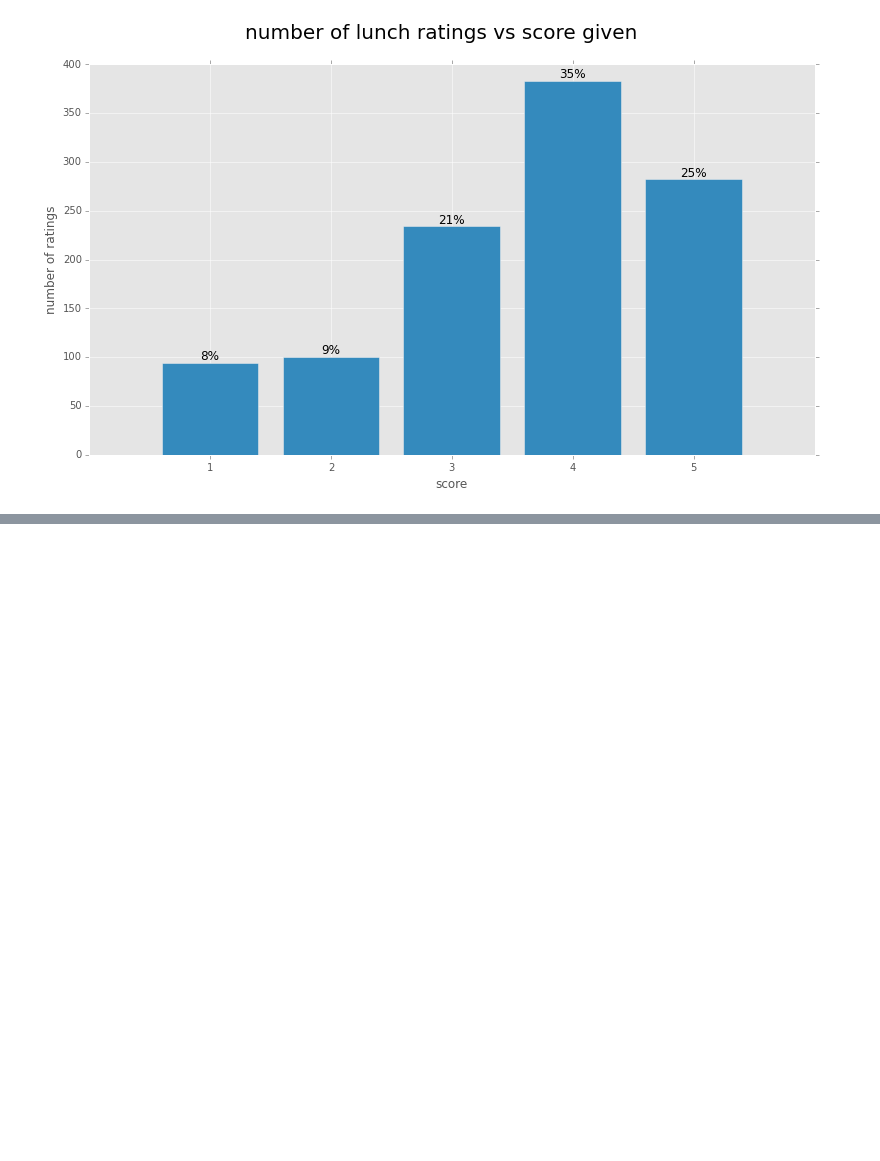
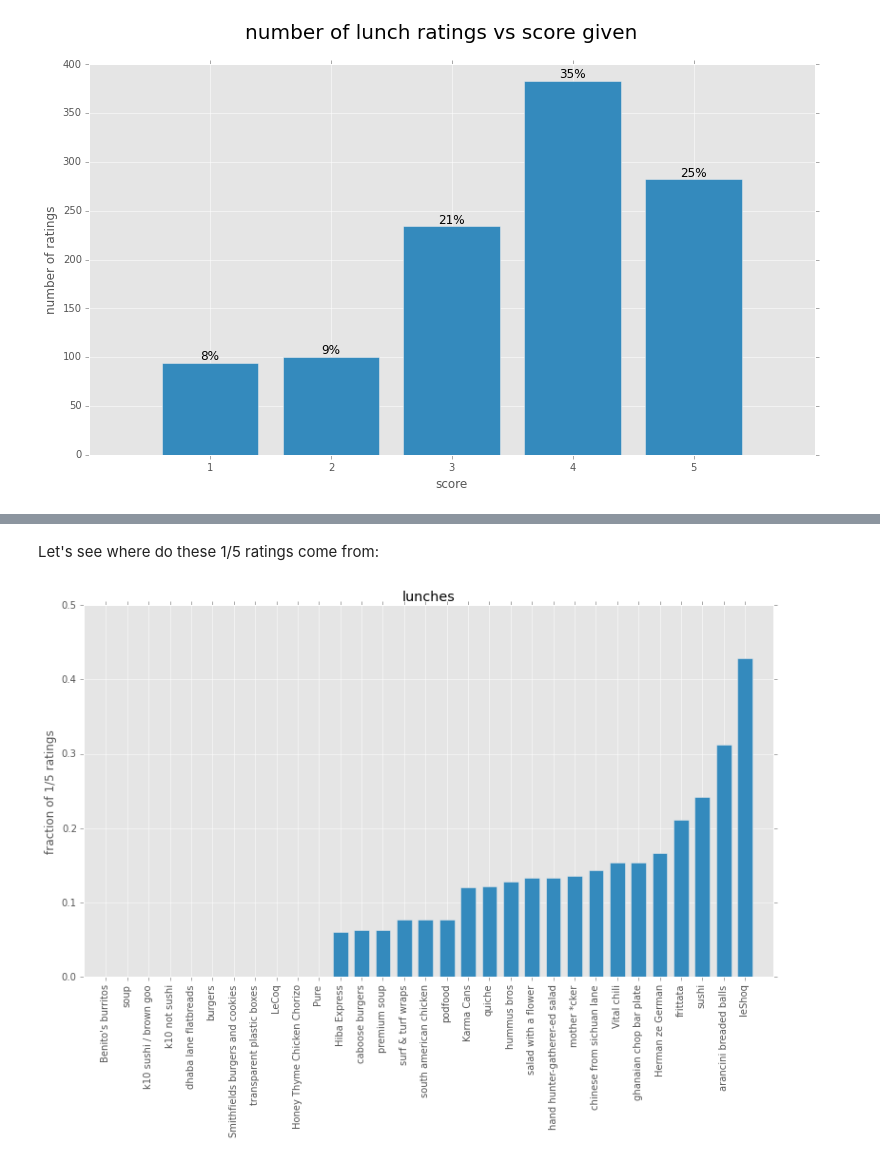
Before and after one commit to nadborduedil/lunch, a Jupyter notebook: Untitled0.ipynb, the cells around one changed output, grey strips where cells are left out. Cells and saved outputs as stored; diff of their text form; code cells hidden in the pictures; blank space fills up the shorter version.

```diff
--- a/Untitled0.ipynb
+++ b/Untitled0.ipynb
@@ -151,0 +219,31 @@ plt.show()
+# %% [markdown]
+Let's see where do these 1/5 ratings come from:
+# %%
+lunch_counts = people_df.groupby(lambda x: x).count().transpose().sum()
+lunch_zeros = people_df.applymap(lambda x: 1 if x == 1 else np.NAN)\
+    .groupby(lambda x: x).count().transpose().sum()
+fraction_lunch_zeros = (lunch_zeros/lunch_counts)[lunch_counts > 12]
+fraction_lunch_zeros.sort()
+
+n = len(fraction_lunch_zeros)
+scores = fraction_lunch_zeros.values
+fig, ax = plt.subplots()
+fig.set_size_inches(13, 7)
+index = np.arange(n)
+bar_width = 0.7
+
+opacity = 0.4
+
+rects1 = ax.bar(index, scores, bar_width)
+
+ax.set_xlim(-bar_width, n + bar_width)
+ax.set_ylim(0, 0.5)
+ax.set_ylabel('fraction of 1/5 ratings')
+ax.set_title('lunches')
+
+ax.set_xticks(index + bar_width/2)
+xtickNames = ax.set_xticklabels(fraction_lunch_zeros.keys())
+plt.setp(xtickNames, rotation=90)
+plt.show()
+# %% [output]
+[figure, added]
```
Also changed, not shown: parts of 26 cells of this notebook, 1 other file.
